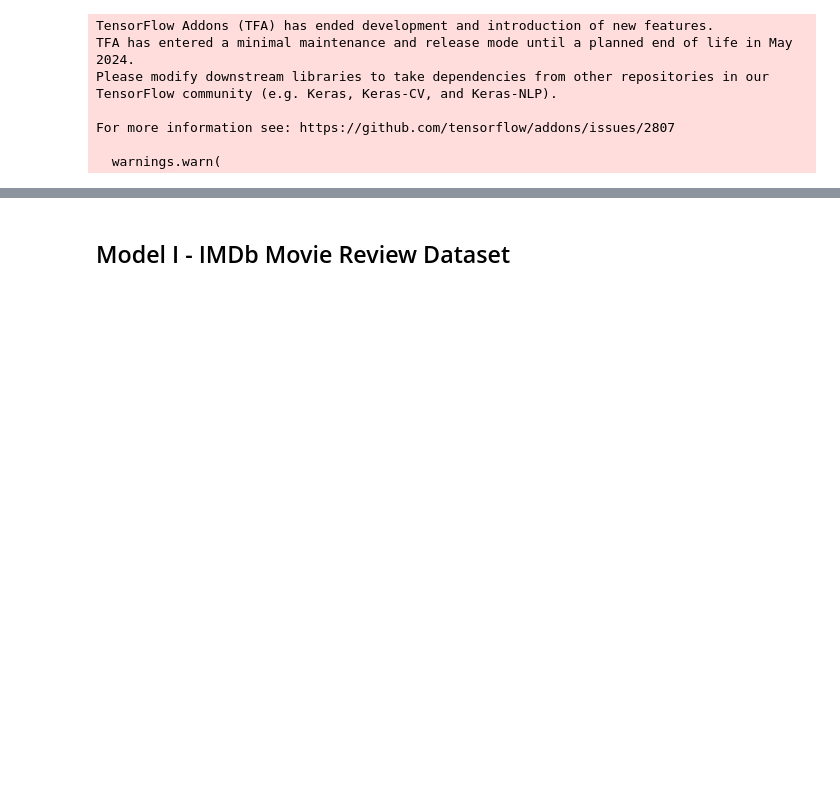
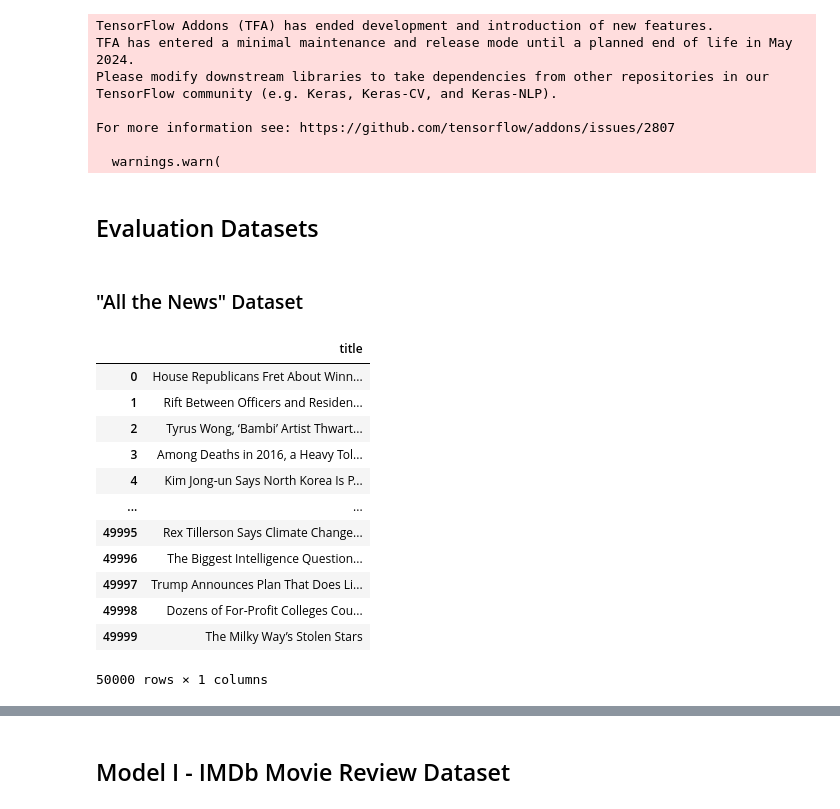
Before and after one commit to Anikate-De/dailysunshine-nlp, a Jupyter notebook: Daily Sunshine App NLP Model.ipynb, the cells around one changed output, grey strips where cells are left out. Drawn from its saved outputs; the diff is of its cells as text; code cells hidden in the pictures; blank space fills up the shorter version.

```diff
--- a/Daily Sunshine App NLP Model.ipynb
+++ b/Daily Sunshine App NLP Model.ipynb
@@ -55,3 +59,7 @@ def build_classifier_model():
   net = tf.keras.layers.Dropout(0.1)(net)
   net = tf.keras.layers.Dense(1, activation=None, name='classifier')(net)
   return tf.keras.Model(text_input, net)
+# %% [markdown]
+## Evaluation Datasets
+# %% [markdown]
+### "All the News" Dataset
@@ -57,0 +68,20 @@ def build_classifier_model():
+# %%
+atn_dataframe = pd.read_csv('all_the_news.csv', encoding = 'utf-8', encoding_errors = 'ignore')
+# %%
+atn_dataframe.drop(atn_dataframe.iloc[:, 3:], inplace=True, axis=1)
+atn_dataframe.drop(atn_dataframe.iloc[:, :2], inplace=True, axis=1)
+atn_dataframe
+# %% [output]
+|  | title |
+| 0 | House Republicans Fret About Winn... |
+| 1 | Rift Between Officers and Residen... |
+| 2 | Tyrus Wong, ‘Bambi’ Artist Thwart... |
+| 3 | Among Deaths in 2016, a Heavy Tol... |
+| 4 | Kim Jong-un Says North Korea Is P... |
+| ... | ... |
+| 49995 | Rex Tillerson Says Climate Change... |
+| 49996 | The Biggest Intelligence Question... |
+| 49997 | Trump Announces Plan That Does Li... |
+| 49998 | Dozens of For-Profit Colleges Cou... |
+| 49999 | The Milky Way’s Stolen Stars |
+50000 rows × 1 columns
```
Also changed, not shown: parts of 32 cells of this notebook.
